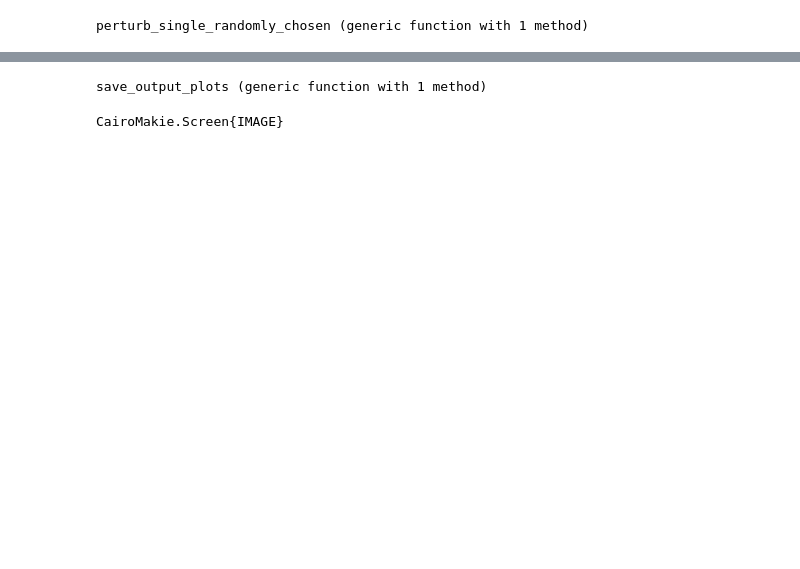
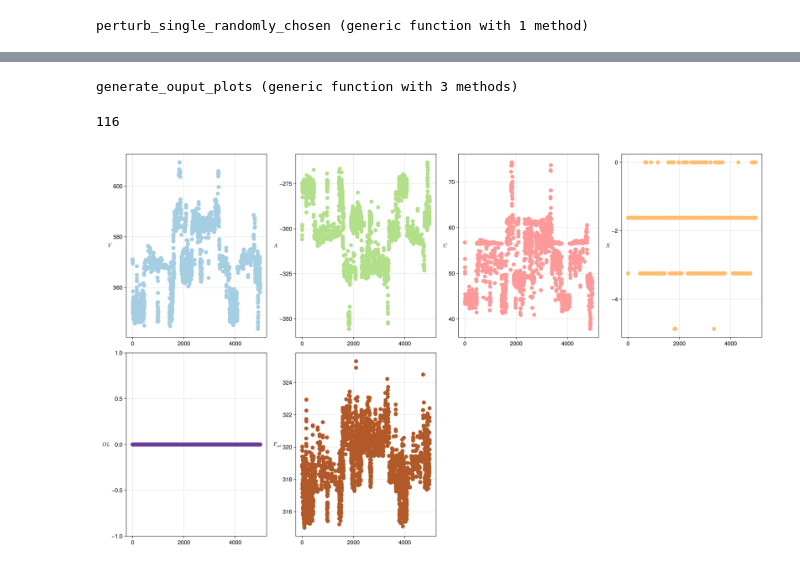
Before and after one commit to IvanSpirandelli/MorphoMolNotebooks, a Jupyter notebook: notebooks/examples/random_walk/hard_spheres_in_solvation.ipynb, the cells around one changed output, grey strips where cells are left out. Drawn from its saved outputs; the diff is of its cells as text; code cells hidden in the pictures; blank space fills up the shorter version.

Commit message:
moving plot generation to MorphoMol

```diff
--- a/notebooks/examples/random_walk/hard_spheres_in_solvation.ipynb
+++ b/notebooks/examples/random_walk/hard_spheres_in_solvation.ipynb
@@ -99,8 +106,8 @@ for (i, state) in enumerate(output["states"])
 end
 # %%
-function generate_ouput_plots(sim_out)
+function generate_ouput_plots(sim_out, pf, burn_in = 100)
     paired_colors = cgrad(:Paired_12, 12, categorical = true)
-    xs = 1:length(sim_out["Vs"])
+    xs = 1:length(sim_out["Vs"][burn_in:end])
 
     pt_per_in = 72
     width =  5*5
@@ -109,19 +116,23 @@ function generate_ouput_plots(sim_out)
     fs = 15
     border_width = 0.5
     fig = Figure(size = f_size, fontsize = fs)
-    ms = 4
-    scatter(fig[1, 1], xs, sim_out["Vs"], markersize = ms, color = paired_colors[1], axis = (ylabel = L"V", ylabelrotation = 0,))
-    scatter(fig[1, 2], xs, sim_out["As"], markersize = ms, color = paired_colors[3], axis = (ylabel = L"A", ylabelrotation = 0,))
-    scatter(fig[1, 3], xs, sim_out["Cs"], markersize = ms, color = paired_colors[5], axis = (ylabel = L"C", ylabelrotation = 0,))
-    scatter(fig[1, 4], xs, sim_out["Xs"], markersize = ms, color = paired_colors[7], axis = (ylabel = L"X", ylabelrotation = 0,))
-    scatter(fig[2, 1], xs, sim_out["OLs"], markersize = ms, color = paired_colors[10], axis = (ylabel = L"OL", ylabelrotation = 0,))
-    scatter(fig[2, 2], xs, sim_out["Es"], markersize = ms, color = paired_colors[12], axis = (ylabel = L"F_{sol}", ylabelrotation = 0,))
+    ms = 15
+    scatter(fig[1, 1], xs, sim_out["Vs"][burn_in:end] .* pf[1], markersize = ms, color = paired_colors[1], axis = (ylabel = L"V", ylabelrotation = 0,))
+    scatter(fig[1, 2], xs, sim_out["As"][burn_in:end] .* pf[2], markersize = ms, color = paired_colors[3], axis = (ylabel = L"A", ylabelrotation = 0,))
+    scatter(fig[1, 3], xs, sim_out["Cs"][burn_in:end] .* pf[3], markersize = ms, color = paired_colors[5], axis = (ylabel = L"C", ylabelrotation = 0,))
+    scatter(fig[1, 4], xs, sim_out["Xs"][burn_in:end] .* pf[4], markersize = ms, color = paired_colors[7], axis = (ylabel = L"X", ylabelrotation = 0,))
+    scatter(fig[2, 1], xs, sim_out["OLs"][burn_in:end], markersize = ms, color = paired_colors[10], axis = (ylabel = L"OL", ylabelrotation = 0,))
+    scatter(fig[2, 2], xs, sim_out["Es"][burn_in:end], markersize = ms, color = paired_colors[12], axis = (ylabel = L"F_{sol}", ylabelrotation = 0,))
     #save(string("$(save_dir)/hmc_output_plots.png"), fig, pt_per_unit = 1)
     fig
 end
 # %% [output]
-save_output_plots (generic function with 1 method)
+generate_ouput_plots (generic function with 3 methods)
+# %%
+argmin(output["Es"])
+# %% [output]
+116
 # %%
-generate_ouput_plots(output)
+generate_ouput_plots(output, pf, 25)
 # %% [output]
-CairoMakie.Screen{IMAGE}
+[figure, added]
```
Also changed, not shown: parts of 7 cells of this notebook, 55 other files.
